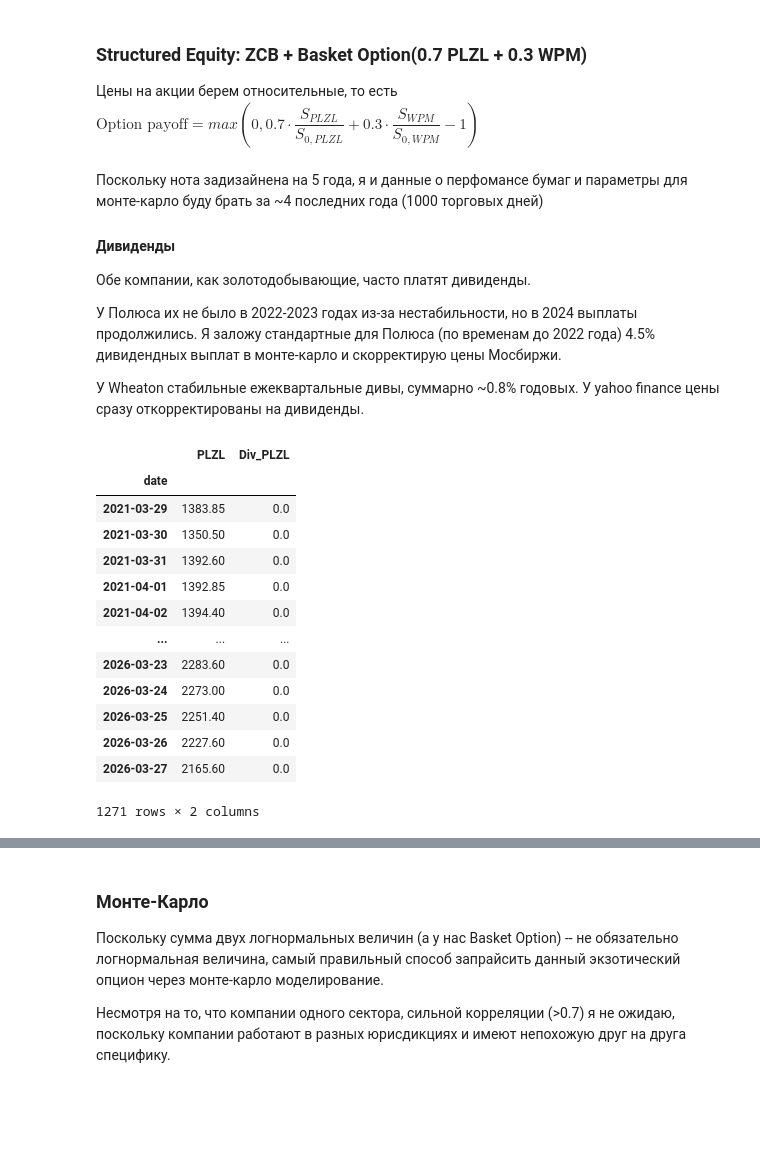
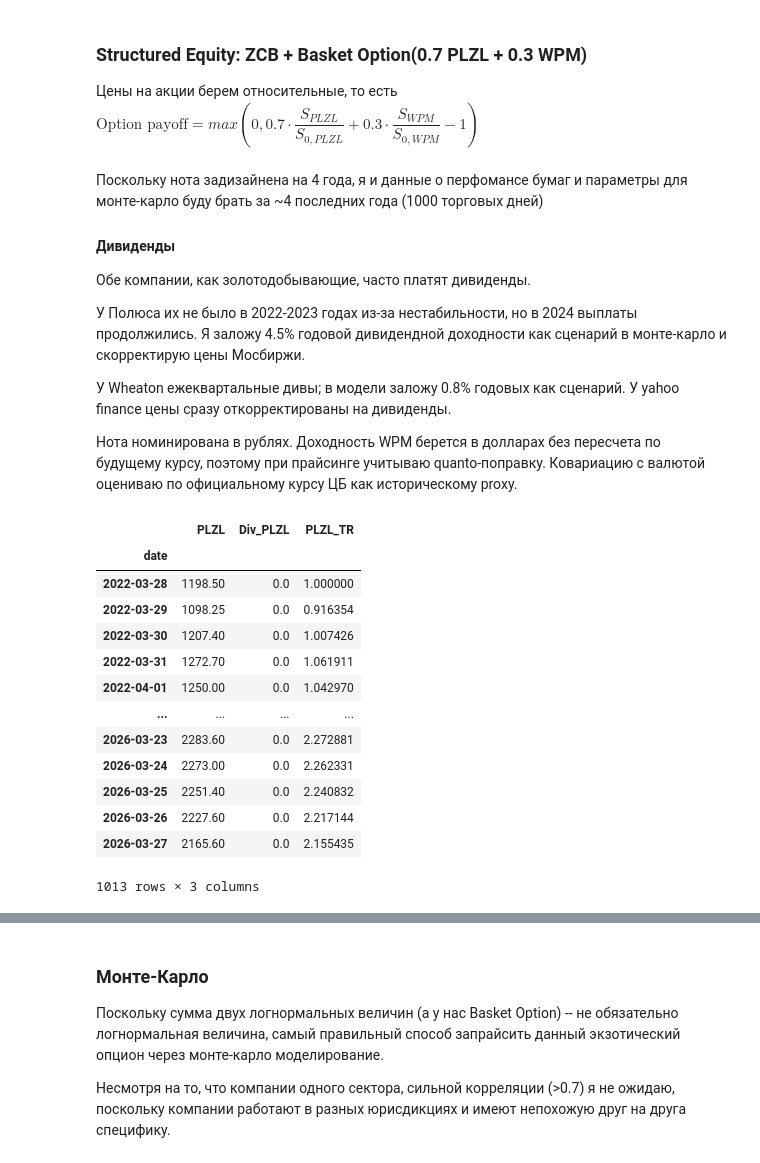
Before and after one commit to eMasov/StructuredNoteProject, a Jupyter notebook: StructuredEquityModeling.ipynb, the cells around one changed output, grey strips where cells are left out. Drawn from its saved outputs; the diff is of its cells as text; code cells hidden in the pictures; blank space fills up the shorter version.

```diff
--- a/StructuredEquityModeling.ipynb
+++ b/StructuredEquityModeling.ipynb
@@ -25,75 +26,67 @@ import apimoex
 # %% [markdown]
-Поскольку нота задизайнена на 5 года, я и данные о перфомансе бумаг и параметры для монте-карло буду брать за ~4 последних года (1000 торговых дней)
+Поскольку нота задизайнена на 4 года, я и данные о перфомансе бумаг и параметры для монте-карло буду брать за ~4 последних года (1000 торговых дней)
 
 #### Дивиденды
 Обе компании, как золотодобывающие, часто платят дивиденды.
 
-У Полюса их не было в 2022-2023 годах из-за нестабильности, но в 2024 выплаты продолжились. Я заложу стандартные для Полюса (по временам до 2022 года) 4.5% дивидендных выплат в монте-карло и скорректирую цены Мосбиржи.
+У Полюса их не было в 2022-2023 годах из-за нестабильности, но в 2024 выплаты продолжились. Я заложу 4.5% годовой дивидендной доходности как сценарий в монте-карло и скорректирую цены Мосбиржи.
 
-У Wheaton стабильные ежеквартальные дивы, суммарно ~0.8% годовых. У yahoo finance цены сразу откорректированы на дивиденды.
+У Wheaton ежеквартальные дивы; в модели заложу 0.8% годовых как сценарий. У yahoo finance цены сразу откорректированы на дивиденды.
+
+Нота номинирована в рублях. Доходность WPM берется в долларах без пересчета по будущему курсу, поэтому при прайсинге учитываю quanto-поправку. Ковариацию с валютой оцениваю по официальному курсу ЦБ как историческому proxy.
 # %%
 with requests.Session() as session:
     data = apimoex.get_board_history(
         session,
         security='PLZL',
-        start='2021-03-28',
+        start='2022-03-28',
         end='2026-03-28',
         columns=['TRADEDATE', 'CLOSE']
     )
 
 df_plzl = pd.DataFrame(data)
 df_plzl['date'] = pd.to_datetime(df_plzl['TRADEDATE'], format='%Y-%m-%d')
 df_plzl = df_plzl.rename(columns={'CLOSE': 'PLZL'}).drop(columns=['TRADEDATE'])
 
-# корректируем цену на сплит Полюса
-split_date = pd.to_datetime('2025-03-25')
+# Корректируем цену на сплит Полюса 1:10; торги возобновились 27.03.2025.
+split_date = pd.to_datetime('2025-03-27')
 split_ratio = 10
-
 mask_pre_split = df_plzl['date'] < split_date
-df_plzl.loc[mask_pre_split, 'PLZL'] = df_plzl.loc[mask_pre_split, 'PLZL'] / split_ratio
-
-
-# части дней нет, просто протягиваем цену последнего дня с forward fill
-n_missing_before = df_plzl['PLZL'].isna().sum()
+df_plzl.loc[mask_pre_split, 'PLZL'] /= split_ratio
 
 df_plzl = df_plzl.set_index('date').sort_index()
-df_plzl['PLZL'] = df_plzl['PLZL'].ffill()
-
-n_missing_after = df_plzl['PLZL'].isna().sum()
-
 df_plzl = df_plzl.dropna(subset=['PLZL'])
 
-# корректируем цену на дивиденды
-df_plzl['Dividends'] = 0.0
+# Дивиденды на ex-dividend даты, на одну акцию после сплита.
+df_plzl['Div_PLZL'] = 0.0
 div_dates = {
-    '2024-12-12': 130.18,   # 1301.8 на старую, /10 = 130.18
-    '2025-04-24': 73.00,
-    '2025-10-10': 70.85,
-    '2025-12-19': 36.00,
+    '2024-12-13': 130.175,
+    '2025-04-25': 73.00,
+    '2025-10-13': 70.85,
+    '2025-12-22': 36.00,
 }
-
 for date_str, div_amount in div_dates.items():
     target = pd.to_datetime(date_str)
-    future_dates = df_plzl.index[df_plzl.index >= target]
-    if len(future_dates) > 0:
-        nearest = future_dates[0]
-        df_plzl.loc[nearest, 'Dividends'] = div_amount
+    if target in df_plzl.index:
+        df_plzl.loc[target, 'Div_PLZL'] = div_amount
 
-df_plzl.rename(columns={'Dividends': 'Div_PLZL'}, inplace=True)
+# Индекс total return для оценки волатильности и корреляции.
+gross_return = (df_plzl['PLZL'] + df_plzl['Div_PLZL']) / df_plzl['PLZL'].shift(1)
+df_plzl['PLZL_TR'] = gross_return.fillna(1.0).cumprod()
 df_plzl
 # %% [output]
-|  | PLZL | Div_PLZL |
-| date |  |  |
-| 2021-03-29 | 1383.85 | 0.0 |
-| 2021-03-30 | 1350.50 | 0.0 |
-| 2021-03-31 | 1392.60 | 0.0 |
-| 2021-04-01 | 1392.85 | 0.0 |
-| 2021-04-02 | 1394.40 | 0.0 |
-| ... | ... | ... |
-| 2026-03-23 | 2283.60 | 0.0 |
-| 2026-03-24 | 2273.00 | 0.0 |
-| 2026-03-25 | 2251.40 | 0.0 |
-| 2026-03-26 | 2227.60 | 0.0 |
-| 2026-03-27 | 2165.60 | 0.0 |
+|  | PLZL | Div_PLZL | PLZL_TR |
+| date |  |  |  |
+| 2022-03-28 | 1198.50 | 0.0 | 1.000000 |
+| 2022-03-29 | 1098.25 | 0.0 | 0.916354 |
+| 2022-03-30 | 1207.40 | 0.0 | 1.007426 |
+| 2022-03-31 | 1272.70 | 0.0 | 1.061911 |
+| 2022-04-01 | 1250.00 | 0.0 | 1.042970 |
+| ... | ... | ... | ... |
+| 2026-03-23 | 2283.60 | 0.0 | 2.272881 |
+| 2026-03-24 | 2273.00 | 0.0 | 2.262331 |
+| 2026-03-25 | 2251.40 | 0.0 | 2.240832 |
+| 2026-03-26 | 2227.60 | 0.0 | 2.217144 |
+| 2026-03-27 | 2165.60 | 0.0 | 2.155435 |
-1271 rows × 2 columns
+1013 rows × 3 columns
 # %%
```
Also changed, not shown: parts of 16 cells of this notebook.
